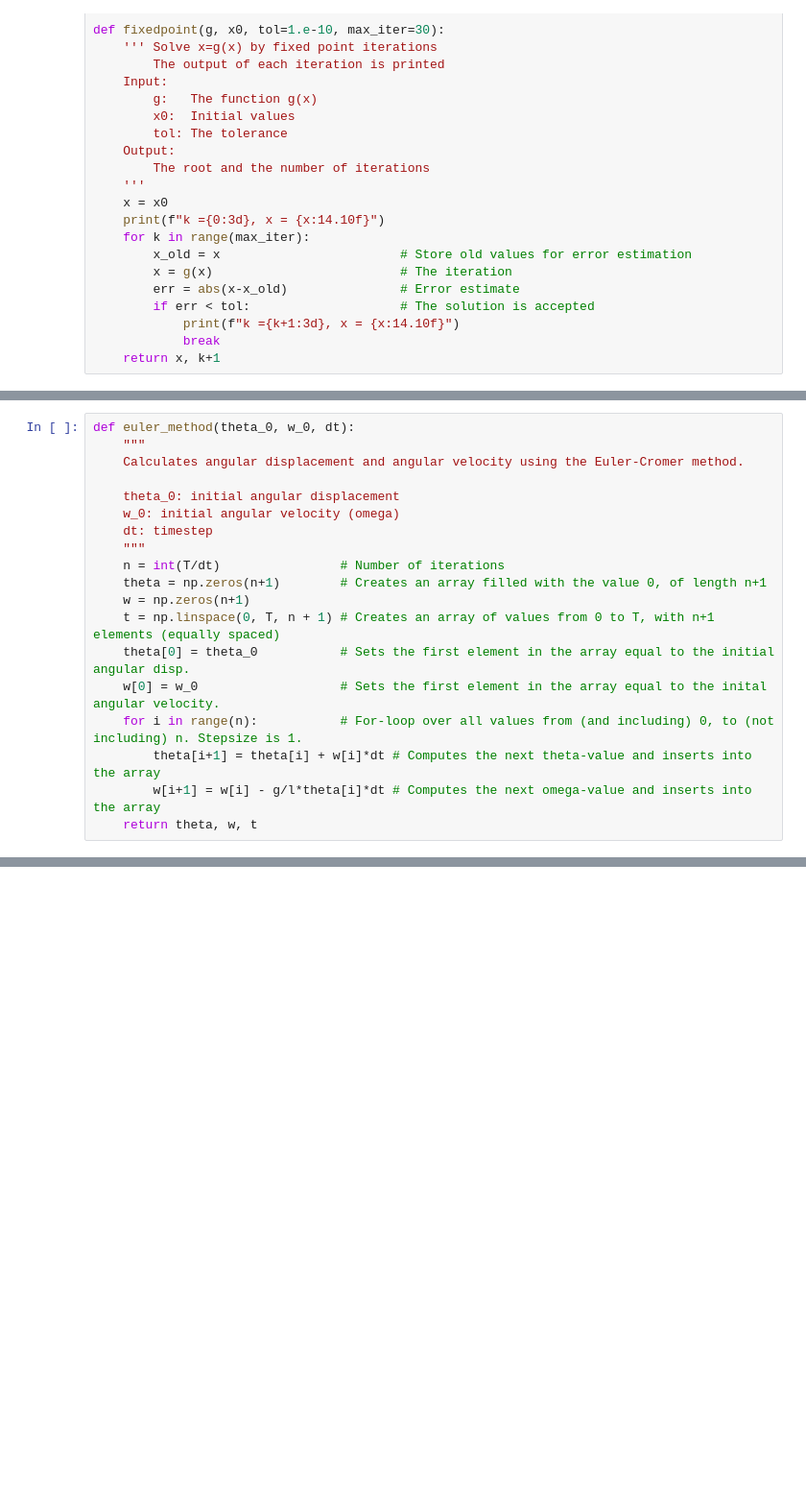
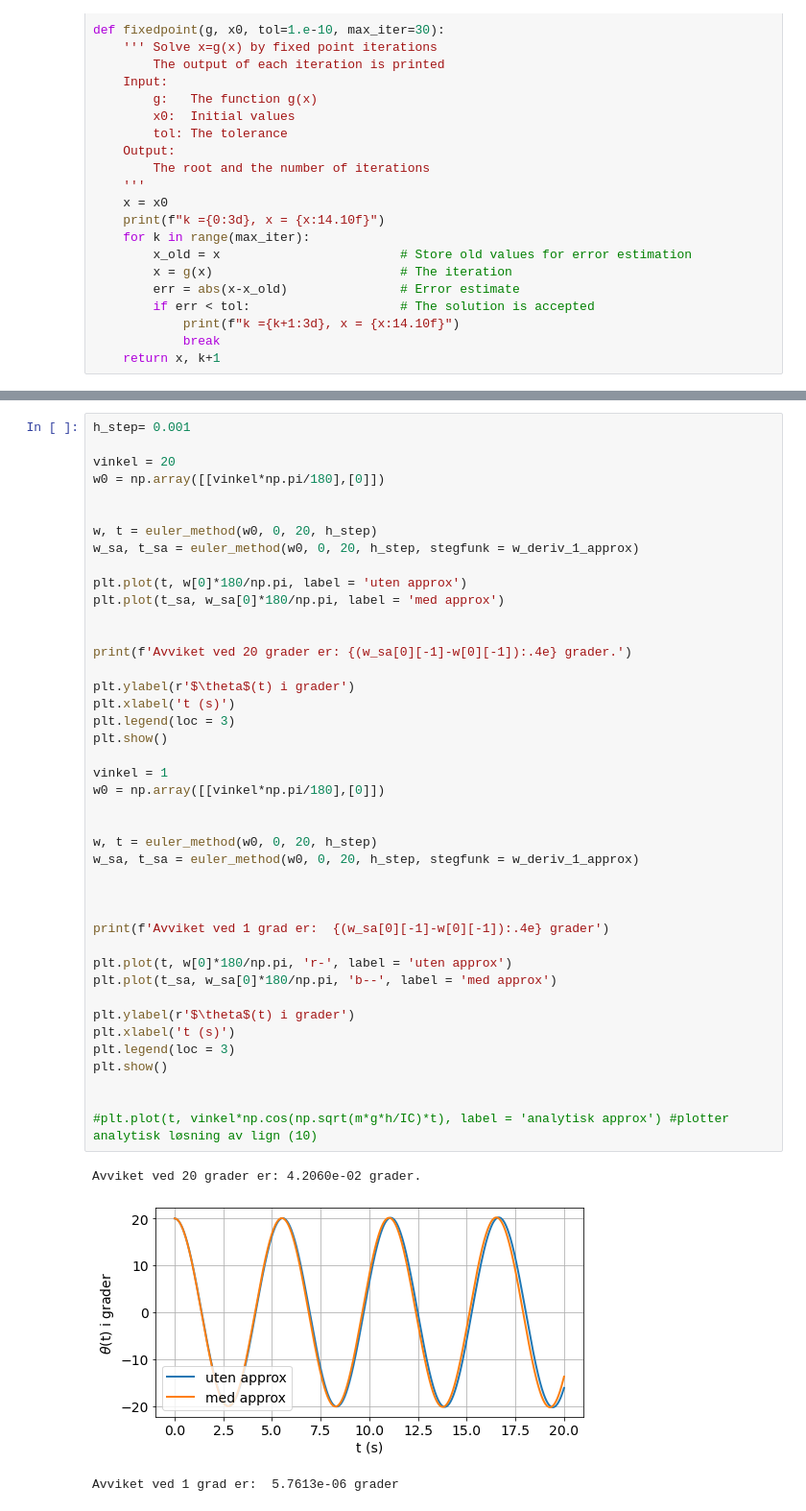
Before and after one commit to Vitenskapelige-Beregninger/Tekfys_prosjekt, a Jupyter notebook: tekfys.ipynb, the cells around one changed output, grey strips where cells are left out. Shown at 96% size. Cells and saved outputs as stored; diff of their text form; blank space fills up the shorter version.

```diff
--- a/tekfys.ipynb
+++ b/tekfys.ipynb
@@ -50,22 +52,3 @@ yM = R*np.cos(beta/2)
 # %% [output]
 k =  0, x =   2.3000000000
 k = 49, x =   2.3098814600
-# %%
-def euler_method(theta_0, w_0, dt):
-    """
-    Calculates angular displacement and angular velocity using the Euler-Cromer method.
-
-    theta_0: initial angular displacement
-    w_0: initial angular velocity (omega)
-    dt: timestep
-    """
-    n = int(T/dt)                # Number of iterations
-    theta = np.zeros(n+1)        # Creates an array filled with the value 0, of length n+1
-    w = np.zeros(n+1)
-    t = np.linspace(0, T, n + 1) # Creates an array of values from 0 to T, with n+1 elements (equally spaced)
-    theta[0] = theta_0           # Sets the first element in the array equal to the initial angular disp.
-    w[0] = w_0                   # Sets the first element in the array equal to the inital angular velocity.
-    for i in range(n):           # For-loop over all values from (and including) 0, to (not including) n. Stepsize is 1.
-        theta[i+1] = theta[i] + w[i]*dt # Computes the next theta-value and inserts into the array
-        w[i+1] = w[i] - g/l*theta[i]*dt # Computes the next omega-value and inserts into the array
-    return theta, w, t
@@ -71,0 +97,46 @@ def euler_method(theta_0, w_0, dt):
+# %%
+h_step= 0.001
+
+vinkel = 20
+w0 = np.array([[vinkel*np.pi/180],[0]])
+
+
+w, t = euler_method(w0, 0, 20, h_step)
+w_sa, t_sa = euler_method(w0, 0, 20, h_step, stegfunk = w_deriv_1_approx)
+
+plt.plot(t, w[0]*180/np.pi, label = 'uten approx')
+plt.plot(t_sa, w_sa[0]*180/np.pi, label = 'med approx')
+
+
+print(f'Avviket ved 20 grader er: {(w_sa[0][-1]-w[0][-1]):.4e} grader.')
+
+plt.ylabel(r'$\theta$(t) i grader')
+plt.xlabel('t (s)')
+plt.legend(loc = 3)
+plt.show()
+
+vinkel = 1
+w0 = np.array([[vinkel*np.pi/180],[0]])
+
+
+w, t = euler_method(w0, 0, 20, h_step)
+w_sa, t_sa = euler_method(w0, 0, 20, h_step, stegfunk = w_deriv_1_approx)
+
+
+
+print(f'Avviket ved 1 grad er:  {(w_sa[0][-1]-w[0][-1]):.4e} grader')
+
+plt.plot(t, w[0]*180/np.pi, 'r-', label = 'uten approx')
+plt.plot(t_sa, w_sa[0]*180/np.pi, 'b--', label = 'med approx')
+
+plt.ylabel(r'$\theta$(t) i grader')
+plt.xlabel('t (s)')
+plt.legend(loc = 3)
+plt.show()
+
+
+#plt.plot(t, vinkel*np.cos(np.sqrt(m*g*h/IC)*t), label = 'analytisk approx') #plotter analytisk løsning av lign (10)
+# %% [output]
+Avviket ved 20 grader er: 4.2060e-02 grader.
+[figure, added]
+Avviket ved 1 grad er:  5.7613e-06 grader
```
Also changed, not shown: parts of 5 cells of this notebook.
